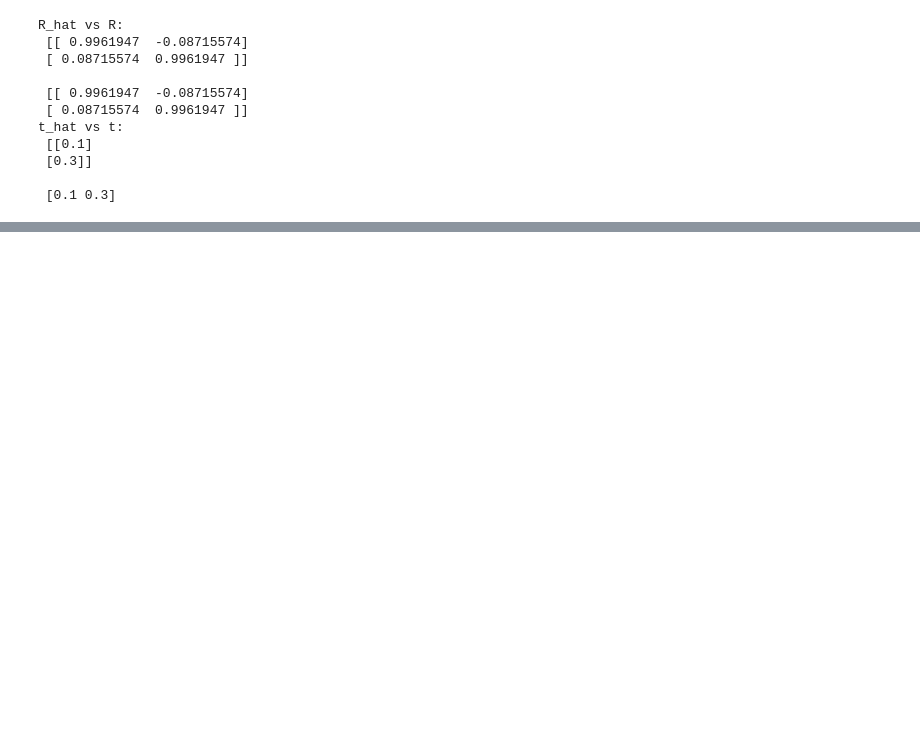
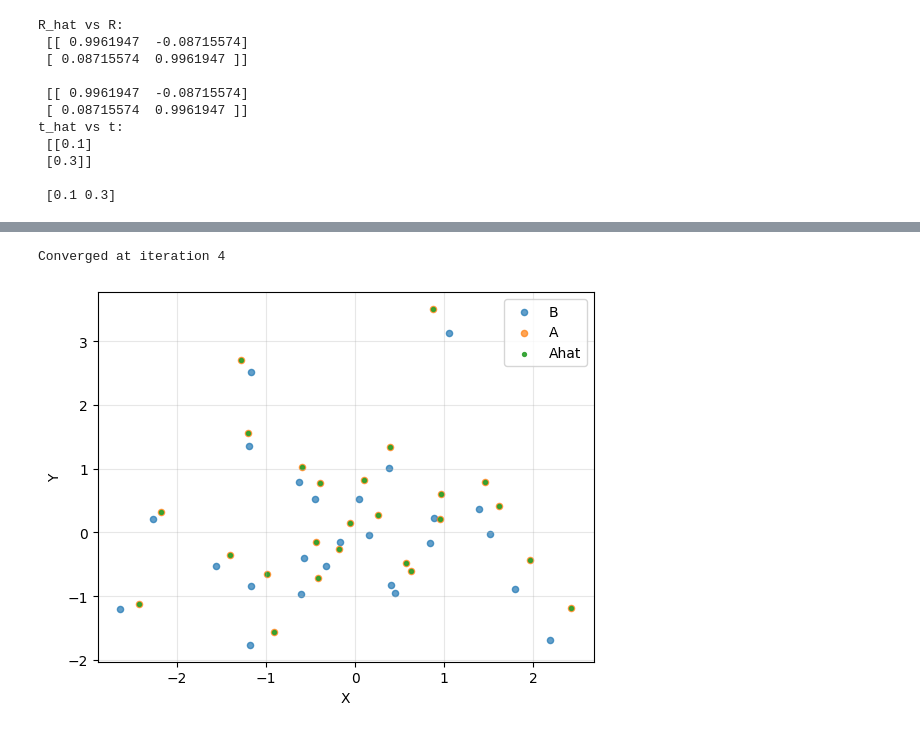
Before and after one commit to QuangMDoan/autonomy, a Jupyter notebook: hw3/hw3p3/icp_2d.ipynb, the cells around one changed output, grey strips where cells are left out. Cells and saved outputs as stored; diff of their text form; code cells hidden in the pictures; blank space fills up the shorter version.

```diff
--- a/hw3/hw3p3/icp_2d.ipynb
+++ b/hw3/hw3p3/icp_2d.ipynb
@@ -137,0 +143,68 @@ t_hat vs t:
+# %%
+def shortest_distances(A, B):
+    """
+    A, B: (2, N)
+    For each point B[:, i]:
+        - find point A[:, j] closest to B[:, i] among all points in A
+        - store  distances[i] = distance(B[:, i], A[:, j])
+        - store indices[i] = j
+    Returns:
+        distances: (N,)
+        indices: (N,)
+    """
+    N = B.shape[1]
+    distances = np.zeros(N)
+    indices   = np.zeros(N, dtype=int)
+
+    for i in range(N):
+        diff = A - B[:, i:i+1]   # (2, N)
+        dist2 = np.sum(diff**2, axis=0)
+
+        idx = np.argmin(dist2)
+
+        distances[i] = np.sqrt(dist2[idx])
+        indices[i] = idx
+
+    return distances, indices
+
+def icp_2d(A, B, max_iter=25, tol=1e-6):
+    """
+    ICP for 2D point clouds (2, N)
+
+    Returns:
+        R
+        t
+        A_hat = R @ B + t
+    """
+
+    A_hat = B.copy()
+    AA = A.copy()
+
+    prev_error = np.inf
+    R = np.eye(2)
+    t = np.zeros((2, 1))
+
+    for i in range(max_iter):
+        distances, indices = shortest_distances(AA, A_hat)
+        matched_A = AA[:, indices]
+
+        R_hat, t_hat = rigid_align(matched_A, A_hat)
+        A_hat = R_hat @ A_hat + t_hat
+
+        R = R_hat @ R
+        t = R_hat @ t + t_hat
+
+        mean_error = np.mean(distances)
+        if abs(prev_error - mean_error) < tol:
+            print(f"Converged at iteration {i}")
+            break
+
+        prev_error = mean_error
+
+    return R, t, A_hat
+
+R_hat, t_hat, A_hat =  icp_2d(A, B)
+plot_points(A, B, A_hat)
+# %% [output]
+Converged at iteration 4
+[figure, added]
```
Also changed, not shown: parts of 2 cells of this notebook.
